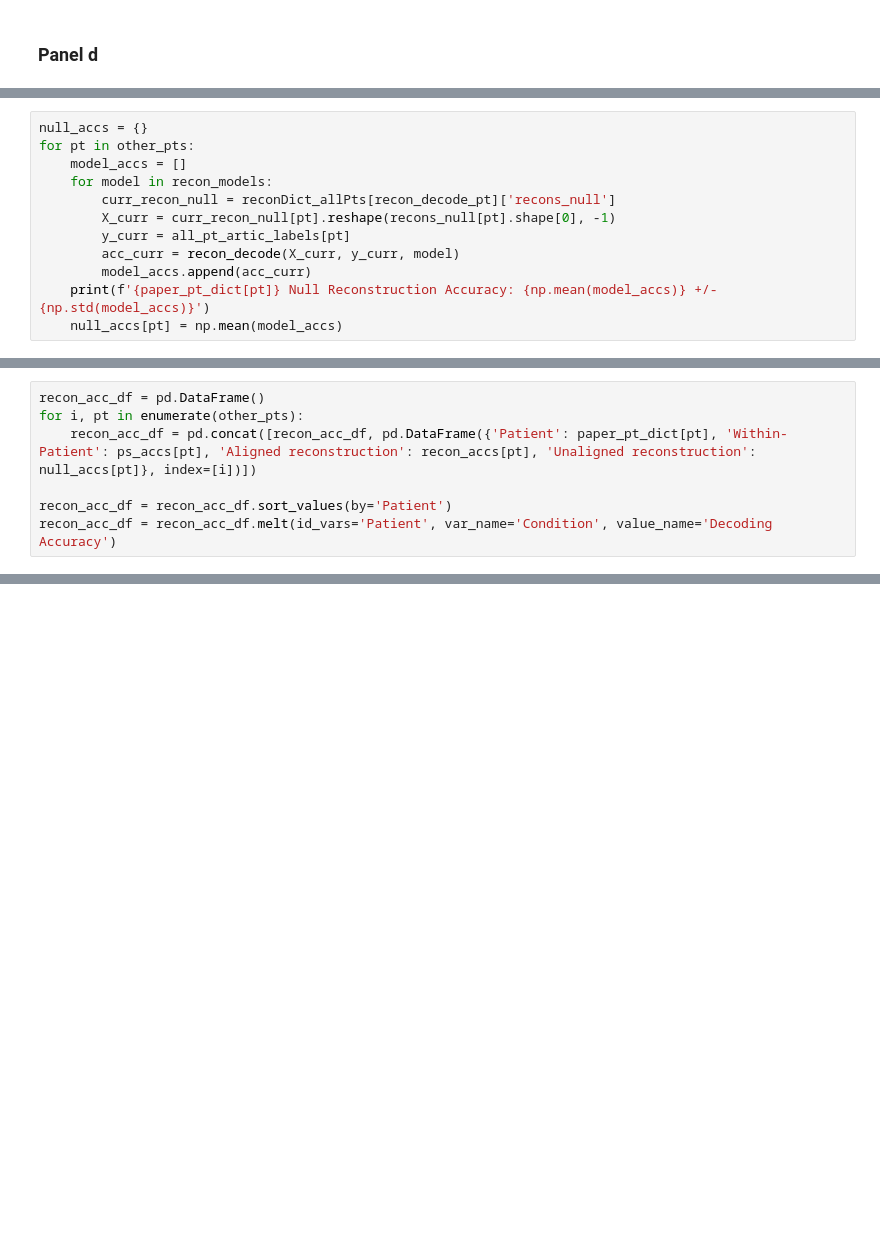
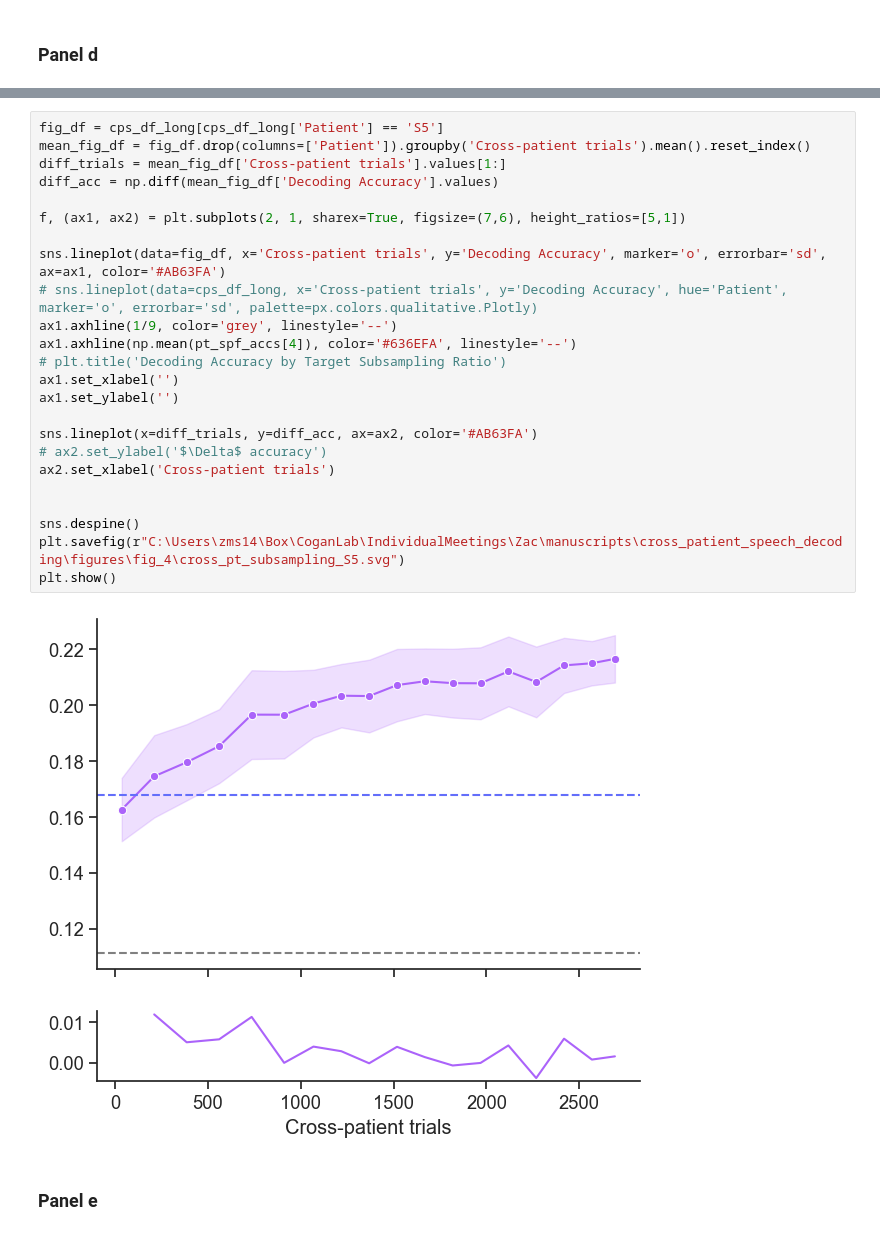
Before and after one commit to coganlab/cross_patient_speech_decoding, a Jupyter notebook: aligned_decoding/figures/fig_4.ipynb, the cells around one changed output, grey strips where cells are left out. Saved outputs shown, nothing was run; the diff lists cells and outputs as text; blank space fills up the shorter version.

```diff
--- a/aligned_decoding/figures/fig_4.ipynb
+++ b/aligned_decoding/figures/fig_4.ipynb
@@ -1260,12 +1069,0 @@ S8 Reconstruction Accuracy: 0.44466292134831453 +/- 0.021041182168598318
-# %%
-null_accs = {}
-for pt in other_pts:
-    model_accs = []
-    for model in recon_models:
-        curr_recon_null = reconDict_allPts[recon_decode_pt]['recons_null']
-        X_curr = curr_recon_null[pt].reshape(recons_null[pt].shape[0], -1)
-        y_curr = all_pt_artic_labels[pt]
-        acc_curr = recon_decode(X_curr, y_curr, model)
-        model_accs.append(acc_curr)
-    print(f'{paper_pt_dict[pt]} Null Reconstruction Accuracy: {np.mean(model_accs)} +/- {np.std(model_accs)}')
-    null_accs[pt] = np.mean(model_accs)
@@ -1280,7 +1069,0 @@ S8 Null Reconstruction Accuracy: 0.27191011235955054 +/- 0.016028474851333827
-# %%
-recon_acc_df = pd.DataFrame()
-for i, pt in enumerate(other_pts):
-    recon_acc_df = pd.concat([recon_acc_df, pd.DataFrame({'Patient': paper_pt_dict[pt], 'Within-Patient': ps_accs[pt], 'Aligned reconstruction': recon_accs[pt], 'Unaligned reconstruction': null_accs[pt]}, index=[i])])
-
-recon_acc_df = recon_acc_df.sort_values(by='Patient')
-recon_acc_df = recon_acc_df.melt(id_vars='Patient', var_name='Condition', value_name='Decoding Accuracy')
@@ -1286,0 +1127,28 @@ recon_acc_df = recon_acc_df.melt(id_vars='Patient', var_name='Condition', value_
+# %%
+fig_df = cps_df_long[cps_df_long['Patient'] == 'S5']
+mean_fig_df = fig_df.drop(columns=['Patient']).groupby('Cross-patient trials').mean().reset_index()
+diff_trials = mean_fig_df['Cross-patient trials'].values[1:]
+diff_acc = np.diff(mean_fig_df['Decoding Accuracy'].values)
+
+f, (ax1, ax2) = plt.subplots(2, 1, sharex=True, figsize=(7,6), height_ratios=[5,1])
+
+sns.lineplot(data=fig_df, x='Cross-patient trials', y='Decoding Accuracy', marker='o', errorbar='sd', ax=ax1, color='#AB63FA')
+# sns.lineplot(data=cps_df_long, x='Cross-patient trials', y='Decoding Accuracy', hue='Patient', marker='o', errorbar='sd', palette=px.colors.qualitative.Plotly)
+ax1.axhline(1/9, color='grey', linestyle='--')
+ax1.axhline(np.mean(pt_spf_accs[4]), color='#636EFA', linestyle='--')
+# plt.title('Decoding Accuracy by Target Subsampling Ratio')
+ax1.set_xlabel('')
+ax1.set_ylabel('')
+
+sns.lineplot(x=diff_trials, y=diff_acc, ax=ax2, color='#AB63FA')
+# ax2.set_ylabel('$\Delta$ accuracy')
+ax2.set_xlabel('Cross-patient trials')
+
+
+sns.despine()
+plt.savefig(r"C:\Users\zms14\Box\CoganLab\IndividualMeetings\Zac\manuscripts\cross_patient_speech_decoding\figures\fig_4\cross_pt_subsampling_S5.svg")
+plt.show()
+# %% [output]
+[figure, added]
+# %% [markdown]
+### Panel e
```
Also changed, not shown: parts of 48 cells of this notebook.
